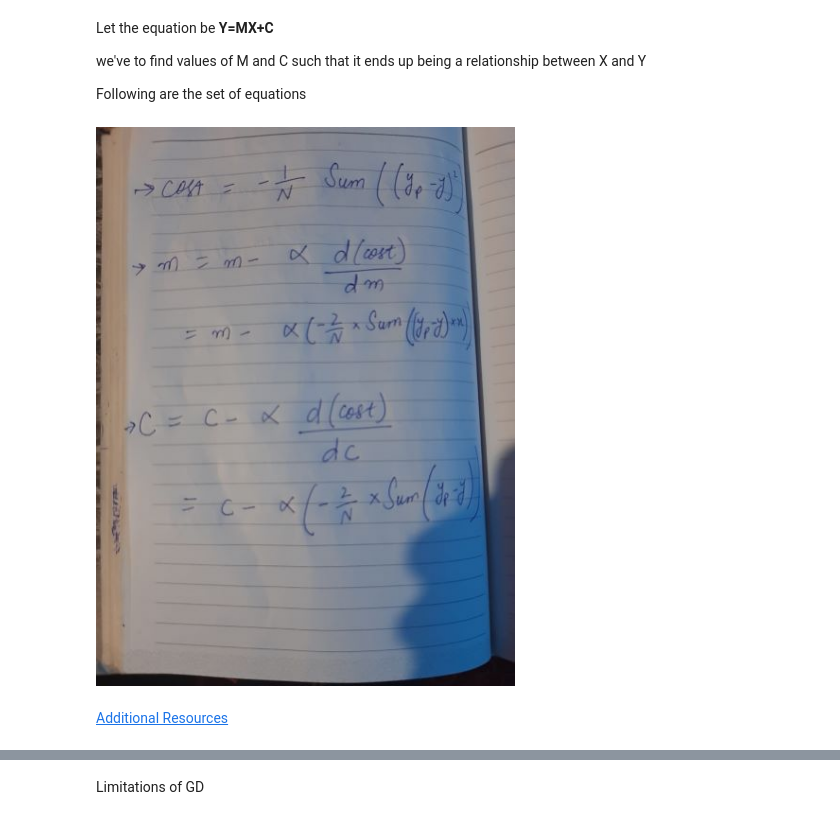
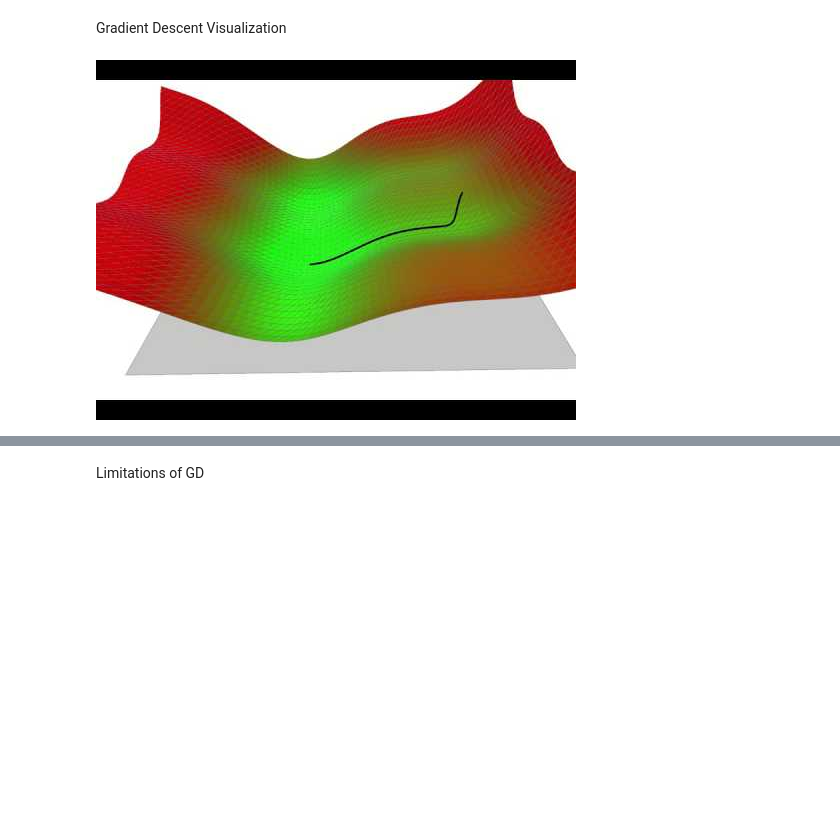
Before and after one commit to SadafShafi/AI_batch_2018, a Jupyter notebook: GD_and_SGD.ipynb, the cells around one changed output, grey strips where cells are left out. Cells and saved outputs as stored; diff of their text form; code cells hidden in the pictures; blank space fills up the shorter version.

```diff
--- a/GD_and_SGD.ipynb
+++ b/GD_and_SGD.ipynb
@@ -1,13 +1,10 @@
 # %% [markdown]
 <a href="https://colab.research.google.com/github/SadafShafi/AI_batch_2018/blob/main/GD_and_SGD.ipynb" target="_parent"><img src="https://colab.research.google.com/assets/colab-badge.svg" alt="Open In Colab"/></a>
-# %% [markdown]
-Let the equation be **Y=MX+C**
-
-
-we've to find values of M and C such that it ends up being a relationship between X and Y
-
-Following are the set of equations
-# %% [markdown]
-![WhatsApp Image 2021-08-07 at 12.29.41 PM.jpeg](embedded-picture-1)
-# %% [markdown]
-[Additional Resources](https://towardsdatascience.com/understanding-the-mathematics-behind-gradient-descent-dde5dc9be06e)
+# %% [markdown]
+Gradient Descent Visualization
+# %%
+#@title
+from IPython.display import YouTubeVideo
+YouTubeVideo('kJgx2RcJKZY')
+# %% [output]
+[figure, added]
```
Also changed, not shown: parts of 9 cells of this notebook.
